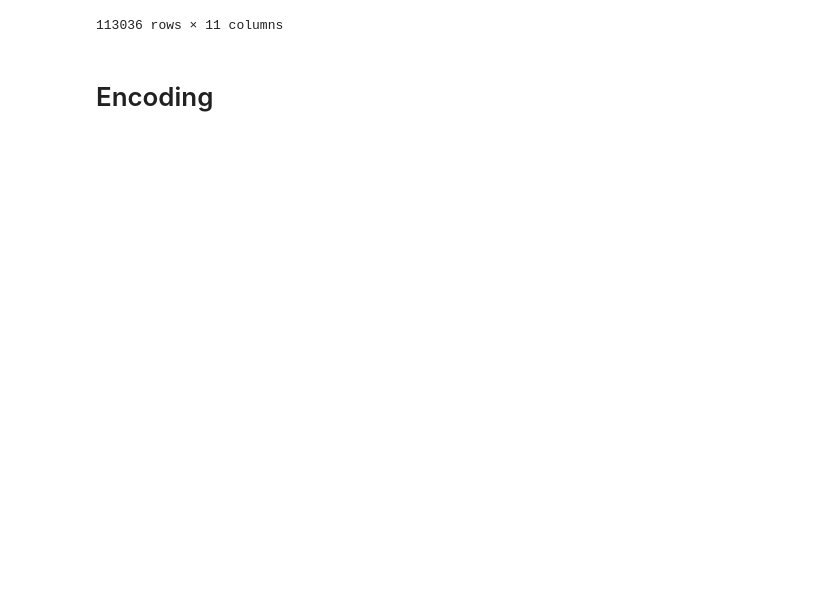
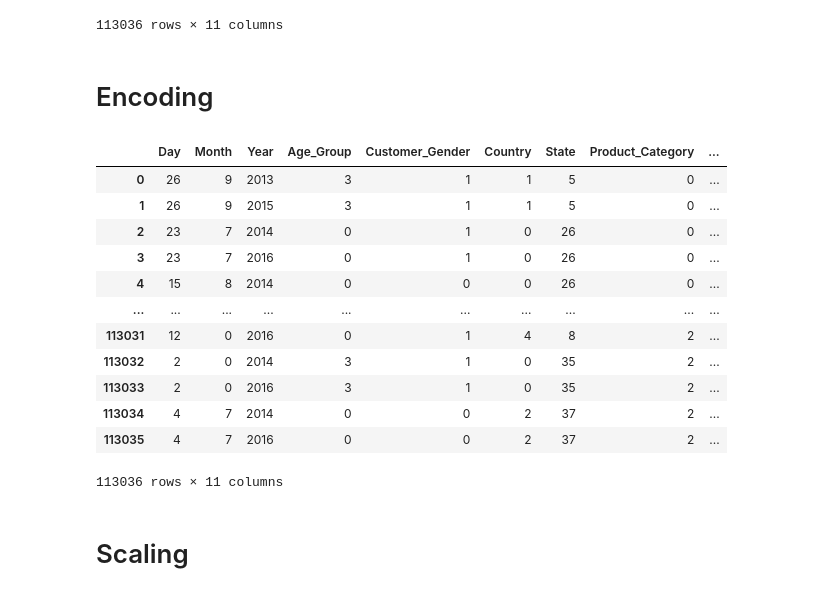
Before and after one commit to s28600/SUML, a Jupyter notebook: sample.ipynb, the cells around one changed output. Saved outputs shown, nothing was run; the diff lists cells and outputs as text; code cells hidden in the pictures; blank space fills up the shorter version.

Commit message:
encoding + scaling

```diff
--- a/sample.ipynb
+++ b/sample.ipynb
@@ -153,3 +155,32 @@ sales_dropped
 113036 rows × 11 columns
 # %% [markdown]
 # Encoding
+# %%
+from sklearn.preprocessing import LabelEncoder
+le = LabelEncoder()
+sales_dropped['Month'] = le.fit_transform(sales_dropped['Month'])
+sales_dropped['Age_Group'] = le.fit_transform(sales_dropped['Age_Group'])
+sales_dropped['Customer_Gender'] = le.fit_transform(sales_dropped['Customer_Gender'])
+sales_dropped['Country'] = le.fit_transform(sales_dropped['Country'])
+sales_dropped['State'] = le.fit_transform(sales_dropped['State'])
+sales_dropped['Product_Category'] = le.fit_transform(sales_dropped['Product_Category'])
+sales_dropped['Sub_Category'] = le.fit_transform(sales_dropped['Sub_Category'])
+sales_dropped['Product'] = le.fit_transform(sales_dropped['Product'])
+# %%
+sales_dropped
+# %% [output]
+|  | Day | Month | Year | Age_Group | Customer_Gender | Country | State | Product_Category | ... |
+| 0 | 26 | 9 | 2013 | 3 | 1 | 1 | 5 | 0 | ... |
+| 1 | 26 | 9 | 2015 | 3 | 1 | 1 | 5 | 0 | ... |
+| 2 | 23 | 7 | 2014 | 0 | 1 | 0 | 26 | 0 | ... |
+| 3 | 23 | 7 | 2016 | 0 | 1 | 0 | 26 | 0 | ... |
+| 4 | 15 | 8 | 2014 | 0 | 0 | 0 | 26 | 0 | ... |
+| ... | ... | ... | ... | ... | ... | ... | ... | ... | ... |
+| 113031 | 12 | 0 | 2016 | 0 | 1 | 4 | 8 | 2 | ... |
+| 113032 | 2 | 0 | 2014 | 3 | 1 | 0 | 35 | 2 | ... |
+| 113033 | 2 | 0 | 2016 | 3 | 1 | 0 | 35 | 2 | ... |
+| 113034 | 4 | 7 | 2014 | 0 | 0 | 2 | 37 | 2 | ... |
+| 113035 | 4 | 7 | 2016 | 0 | 0 | 2 | 37 | 2 | ... |
+113036 rows × 11 columns
+# %% [markdown]
+# Scaling
```
Also changed, not shown: parts of 3 cells of this notebook.
